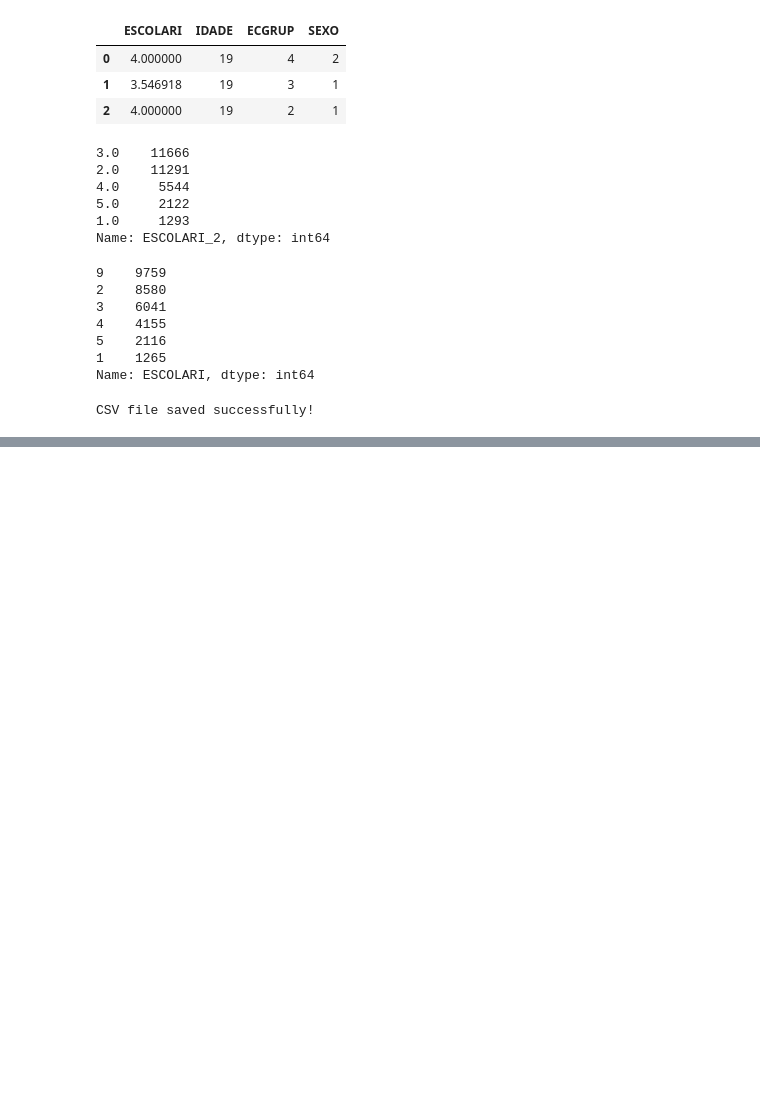
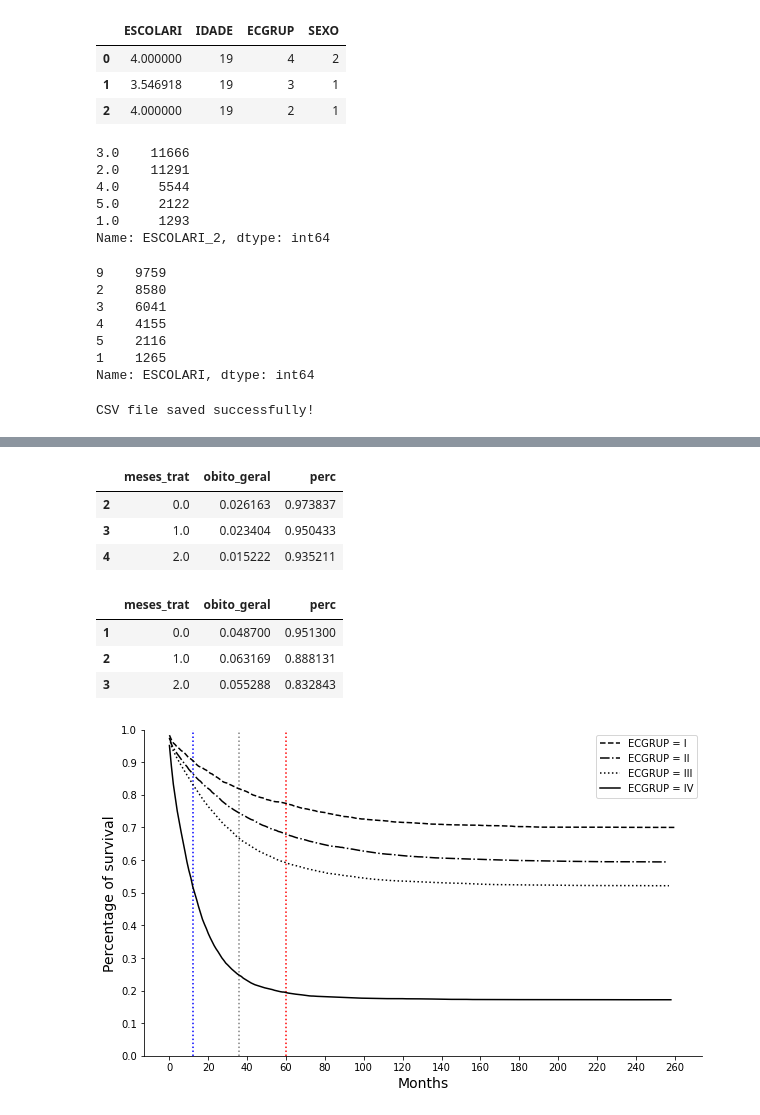
Before and after one commit to Lucas-Buk/colorectal_cancer, a Jupyter notebook: Colorretal - preprocessing.ipynb, the cells around one changed output, grey strips where cells are left out. Cells and saved outputs as stored; diff of their text form; code cells hidden in the pictures; blank space fills up the shorter version.

```diff
--- a/Colorretal - preprocessing.ipynb
+++ b/Colorretal - preprocessing.ipynb
@@ -1351,0 +1767,20 @@ CSV file saved successfully!
+# %%
+df_3 = df.query("ECGRUP == 'III'")
+df_surv3 = percent_surv(df_3)
+df_surv3 = df_surv3.query("meses_trat >= 0")
+df_surv3.head(3)
+# %% [output]
+|  | meses_trat | obito_geral | perc |
+| 2 | 0.0 | 0.026163 | 0.973837 |
+| 3 | 1.0 | 0.023404 | 0.950433 |
+| 4 | 2.0 | 0.015222 | 0.935211 |
+# %%
+df_4 = df.query("ECGRUP == 'IV'")
+df_surv4 = percent_surv(df_4)
+df_surv4 = df_surv4.query("meses_trat >= 0")
+df_surv4.head(3)
+# %% [output]
+|  | meses_trat | obito_geral | perc |
+| 1 | 0.0 | 0.048700 | 0.951300 |
+| 2 | 1.0 | 0.063169 | 0.888131 |
+| 3 | 2.0 | 0.055288 | 0.832843 |
@@ -1351,0 +1789,27 @@ CSV file saved successfully!
+# %%
+plt.figure(figsize=(10, 6))
+plt.plot(df_surv1.meses_trat, df_surv1.perc, color='k', label='ECGRUP = I', linestyle='dashed')
+plt.plot(df_surv2.meses_trat, df_surv2.perc, color='k', label='ECGRUP = II', linestyle='dashdot')
+plt.plot(df_surv3.meses_trat, df_surv3.perc, color='k', label='ECGRUP = III', linestyle='dotted')
+plt.plot(df_surv4.meses_trat, df_surv4.perc, color='k', label='ECGRUP = IV')
+
+plt.xlabel('Months', size=14)
+plt.xticks(np.linspace(0, 260, 14))
+plt.yticks(np.linspace(0, 1, 11))
+plt.ylabel('Percentage of survival', size=14)
+# plt.title('Time (in days) between consultation and diagnosis for each year', size=16)
+
+plt.vlines(12, 0, 1, colors='b', #label='one year',
+           linestyle='dotted')
+plt.vlines(36, 0, 1, colors='gray', #label='three years',
+           linestyle='dotted')
+plt.vlines(60, 0, 1, colors='r', #label='five years',
+           linestyle='dotted')
+
+plt.ylim([0, 1.])
+plt.gca().spines['top'].set_visible(False)
+plt.gca().spines['right'].set_visible(False)
+plt.legend()
+plt.show()
+# %% [output]
+[figure, added]
```
Also changed, not shown: parts of 111 cells of this notebook, 37 other files.
